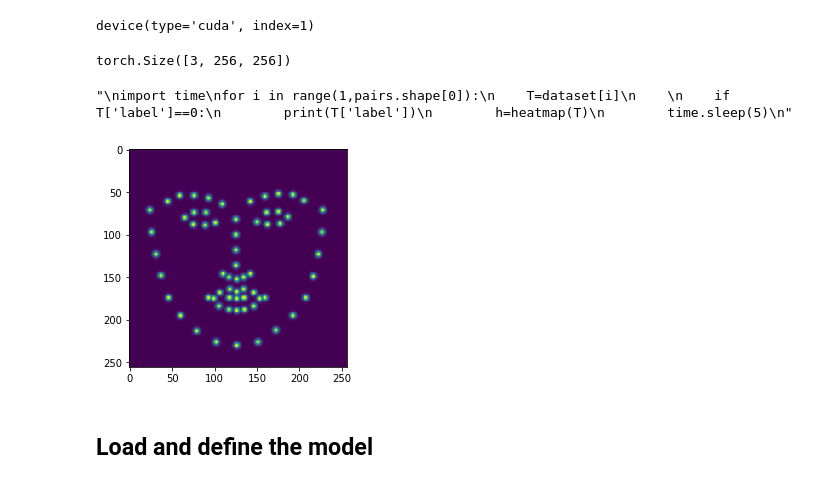
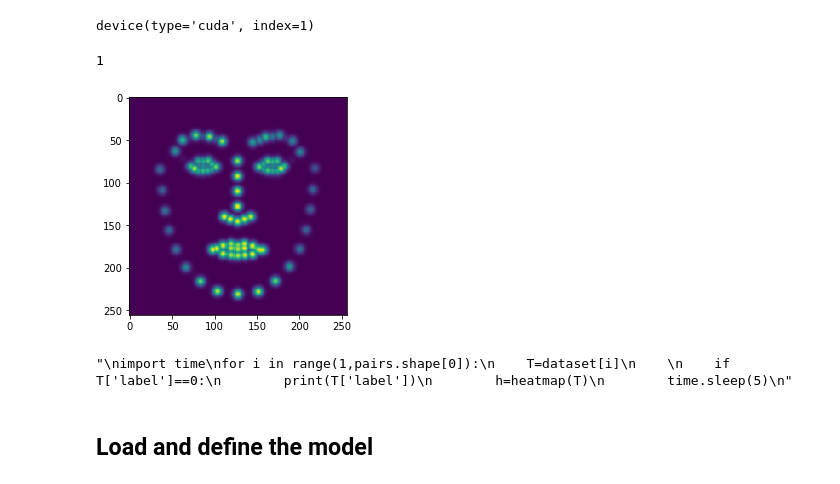
Before and after one commit to KhurramPirov/Twins-recognition, a Jupyter notebook: dataloader/heatmap.ipynb, the cells around one changed output. Saved outputs shown, nothing was run; the diff lists cells and outputs as text; code cells hidden in the pictures.

```diff
--- a/dataloader/heatmap.ipynb
+++ b/dataloader/heatmap.ipynb
@@ -204,24 +208,27 @@ def heatmap(sample):
     #plt.show()
     return torch.Tensor([np.max(hm1,axis=2),np.max(hm2,axis=2),heatmap]).float()
 # %%
-T=dataset[4]
+T=dataset[564]
 h=heatmap(T)
-print(h.shape)
-plt.imshow(h[0].numpy())
+print(T['label'])
+plt.imshow(h[2].numpy())
+plt.show()
+  #plt.imshow(h[1].numpy())
+  #plt.show()
 '''
 import time
 for i in range(1,pairs.shape[0]):
     T=dataset[i]
 
     if T['label']==0:
         print(T['label'])
         h=heatmap(T)
         time.sleep(5)
 '''
 # %% [output]
-torch.Size([3, 256, 256])
+1
+[figure, new version]
 "\nimport time\nfor i in range(1,pairs.shape[0]):\n    T=dataset[i]\n    \n    if T['label']==0:\n        print(T['label'])\n        h=heatmap(T)\n        time.sleep(5)\n"
-[figure, old version]
 # %% [markdown]
 ## Load and define the model
 # %%
```
Also changed, not shown: parts of 11 cells of this notebook.
